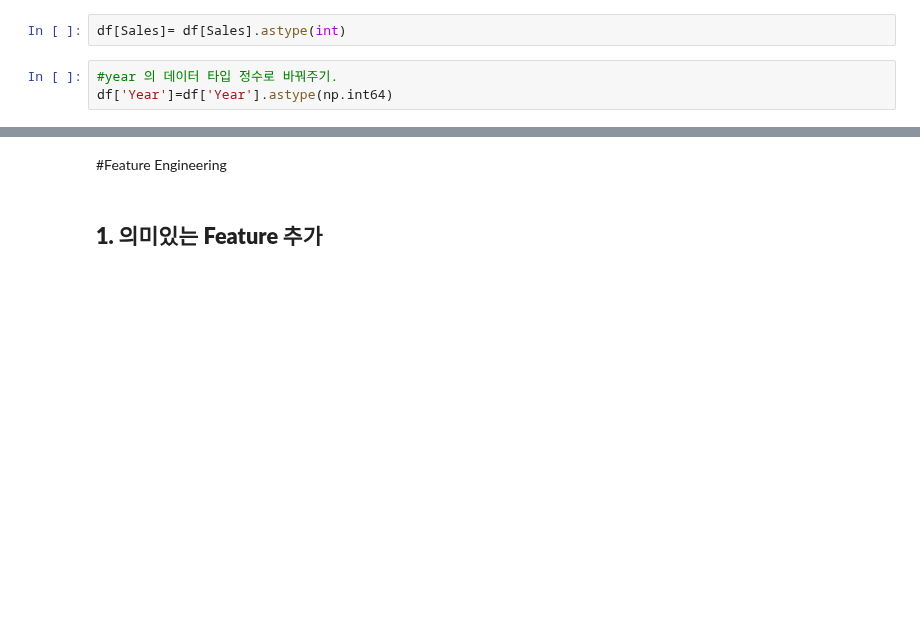
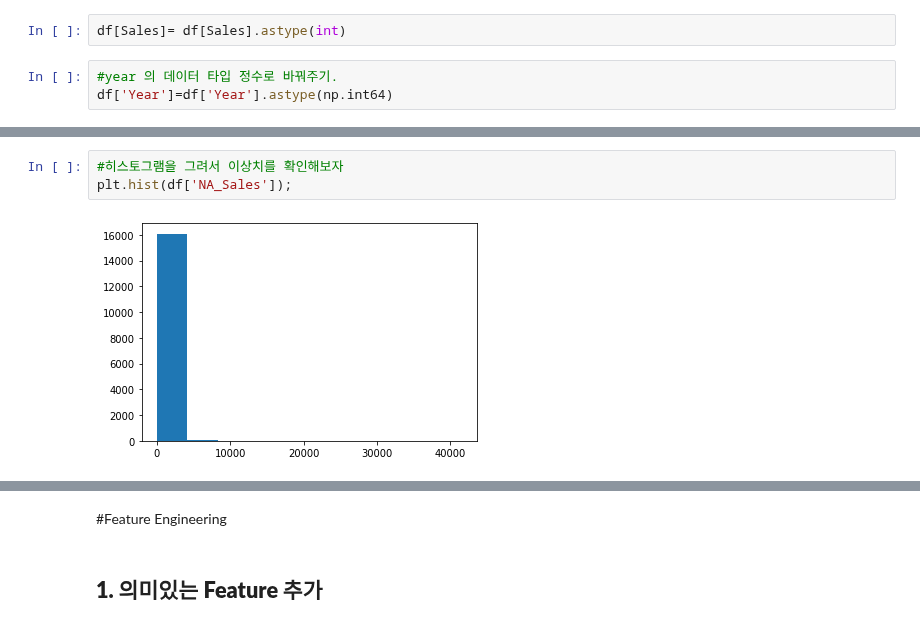
Before and after one commit to sseyonafre/Project, a Jupyter notebook: sprint1/AI_14_고세희_Section1.ipynb, the cells around one changed output, grey strips where cells are left out. Saved outputs shown, nothing was run; the diff lists cells and outputs as text; blank space fills up the shorter version.

```diff
--- a/sprint1/AI_14_고세희_Section1.ipynb
+++ b/sprint1/AI_14_고세희_Section1.ipynb
@@ -260,0 +272,5 @@ df['Year']=df['Year'].astype(np.int64)
+# %%
+#히스토그램을 그려서 이상치를 확인해보자
+plt.hist(df['NA_Sales']);
+# %% [output]
+[figure, added]
```
Also changed, not shown: parts of 27 cells of this notebook.
